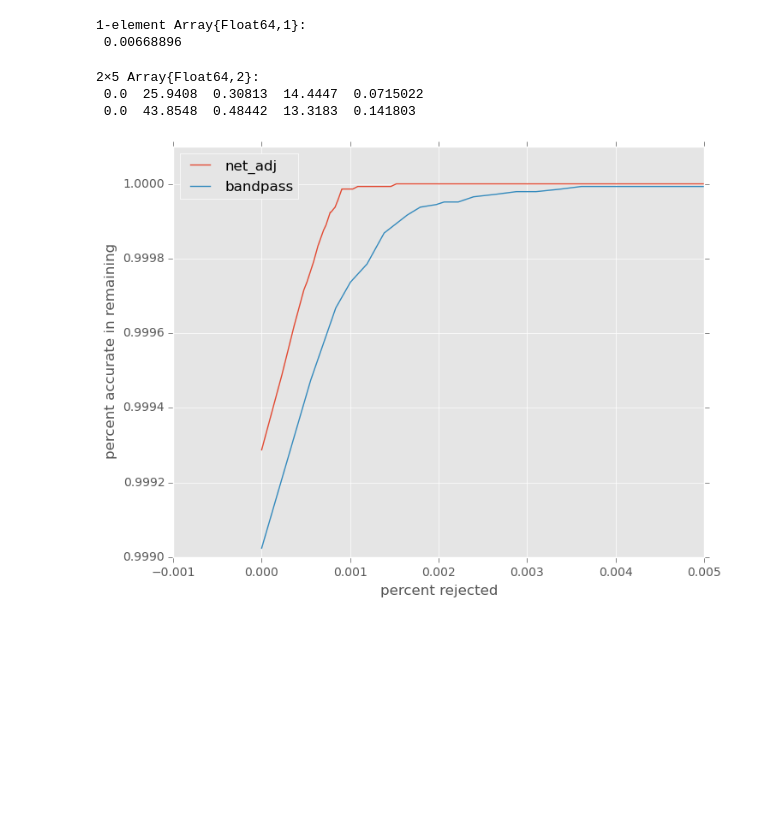
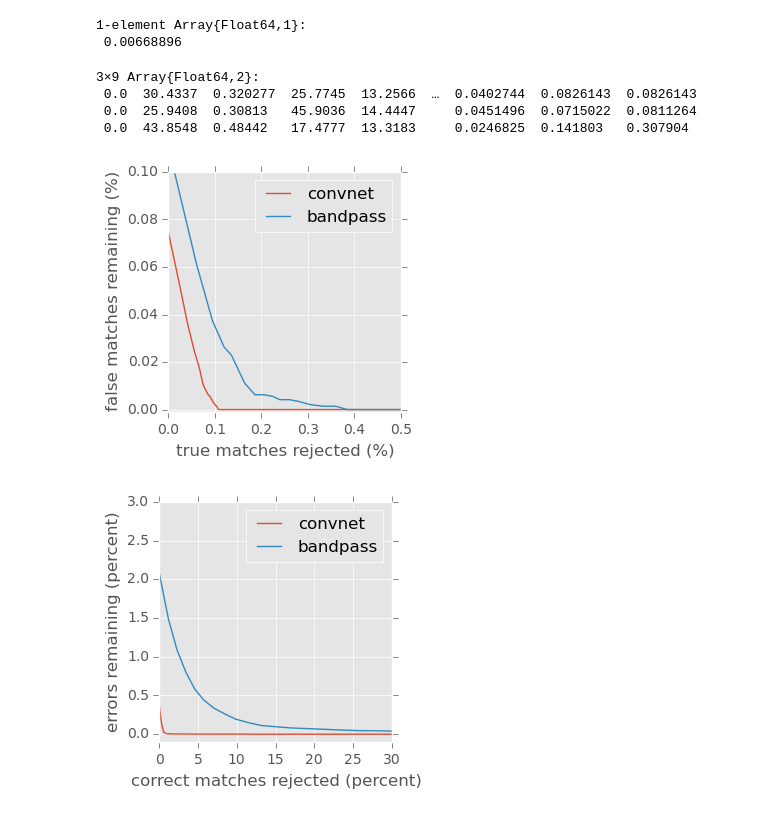
Before and after one commit to seung-lab/FilterFinder, a Jupyter notebook: notebooks/170517_tm_display_pr_curves.ipynb, the cells around one changed output. Cells and saved outputs as stored; diff of their text form; code cells hidden in the pictures; blank space fills up the shorter version.

Commit message:
Update for final plots in the NIPS paper.
* Distribution plots for all experiments and more properties.
* Update the rejection percentage plot.

```diff
--- a/notebooks/170517_tm_display_pr_curves.ipynb
+++ b/notebooks/170517_tm_display_pr_curves.ipynb
@@ -110,3 +199,28 @@ end
+# %%
+rows = ["raw", "bandpass", "convnet"]
+cols = ["norm", "r max", "r delta"]
+fig = figure()
+# fig, axes = plt[:subplots](nrows=4, ncols=4, figsize=(30,20))
+axes = Array{PyCall.PyObject,2}(length(rows),length(cols))
+for (k, ms_name) in enumerate(rows)
+    if ms_name == "convnet"
+        ms_name = "net_adj"
+    end
+    if ms_name == "raw"
+        ms_name = "original"
+    end
+    ms_params = exp_params["across_160"][ms_name]
+    axes[k,:] = plot_meshset_hist_modified(ms_params, 3, k)
+end
+
+for (ax, col) in zip(axes[1,:], cols)
+    ax[:set_title](col) #, fontsize=24)
+end
+for (ax, row) in zip(axes[:,1], rows)
+    ax[:set_ylabel](row) #, fontsize=24)
+end
+fig[:tight_layout]()
+plt[:show]()
 # %%
 """
 Compile precision & recall on param data
@@ -201,28 +311,49 @@ x[bp_f1 .== maximum(bp_f1)]
 1-element Array{Float64,1}:
  0.00668896
 # %%
-a = standard_224["net_adj"][standard_224["net_adj"][:,5] .> 0.06,:]
+a = standard_224["net_adj"][standard_224["net_adj"][:,8] .> 0.06,:]
 a[a[:,1] .== 0, :]
 # %% [output]
-2×5 Array{Float64,2}:
- 0.0  25.9408  0.30813  14.4447  0.0715022
- 0.0  43.8548  0.48442  13.3183  0.141803
+3×9 Array{Float64,2}:
+ 0.0  30.4337  0.320277  25.7745  13.2566  …  0.0402744  0.0826143  0.0826143
+ 0.0  25.9408  0.30813   45.9036  14.4447     0.0451496  0.0715022  0.0811264
+ 0.0  43.8548  0.48442   17.4777  13.3183     0.0246825  0.141803   0.307904
 # %%
 x = collect(linspace(0,1,300))
 nar_f = standard_224["net_adj"][:,1]
-nar_d = standard_224["net_adj"][:,5]
+nar_d = standard_224["net_adj"][:,7]
 bpr_f = standard_224["bandpass"][:,1]
-bpr_d = standard_224["bandpass"][:,5]
+bpr_d = standard_224["bandpass"][:,7]
 na_tp, na_fp, na_fn, na_tn = compile_rejection_accuracy(nar_f, nar_d, x)
 bp_tp, bp_fp, bp_fn, bp_tn = compile_rejection_accuracy(bpr_f, bpr_d, x);
 # %%
-plot((na_fn + na_tn)/length(nar_f), na_tp ./ (na_fp + na_tp), label="net_adj")
-plot((bp_fn + bp_tn)/length(bpr_f), bp_tp ./ (bp_fp + bp_tp), label="bandpass")
+fig = figure(figsize=(3,3))
+plot((na_fn + na_tn)/sum(nar_f) * 100, (1 - na_tp ./ (na_fp + na_tp))*100, label="convnet")
+plot((bp_fn + bp_tn)/sum(bpr_f) * 100, (1 - bp_tp ./ (bp_fp + bp_tp))*100, label="bandpass")
 ax = gca()
-xlabel("percent rejected")
-ylabel("percent accurate in remaining")
-ax[:set_xlim]((-0.001,0.005))
-ax[:set_ylim]((0.9990,1.0001))
+xlabel("true matches rejected (%)")
+ylabel("false matches remaining (%)")
+ax[:set_xlim]((0,0.5))
+ax[:set_ylim]((-0.001,0.1))
 legend(loc="best");
 # %% [output]
-[figure, old version]
+[figure, new version]
+# %%
+x = collect(linspace(0,1,300))
+nar_f = exp_params["across_160"]["net_adj"][:,1]
+nar_d = exp_params["across_160"]["net_adj"][:,7]
+bpr_f = exp_params["across_160"]["bandpass"][:,1]
+bpr_d = exp_params["across_160"]["bandpass"][:,7]
+na_tp, na_fp, na_fn, na_tn = compile_rejection_accuracy(nar_f, nar_d, x)
+bp_tp, bp_fp, bp_fn, bp_tn = compile_rejection_accuracy(bpr_f, bpr_d, x);
+fig = figure(figsize=(3,3))
+plot((na_fn + na_tn)/sum(nar_f) * 100, (1 - na_tp ./ (na_fp + na_tp))*100, label="convnet")
+plot((bp_fn + bp_tn)/sum(bpr_f) * 100, (1 - bp_tp ./ (bp_fp + bp_tp))*100, label="bandpass")
+ax = gca()
+xlabel("correct matches rejected (percent)")
+ylabel("errors remaining (percent)")
+ax[:set_xlim]((0,30))
+ax[:set_ylim]((-0.1,3.0))
+legend(loc="best");
+# %% [output]
+[figure, added]
```
Also changed, not shown: parts of 17 cells of this notebook.
